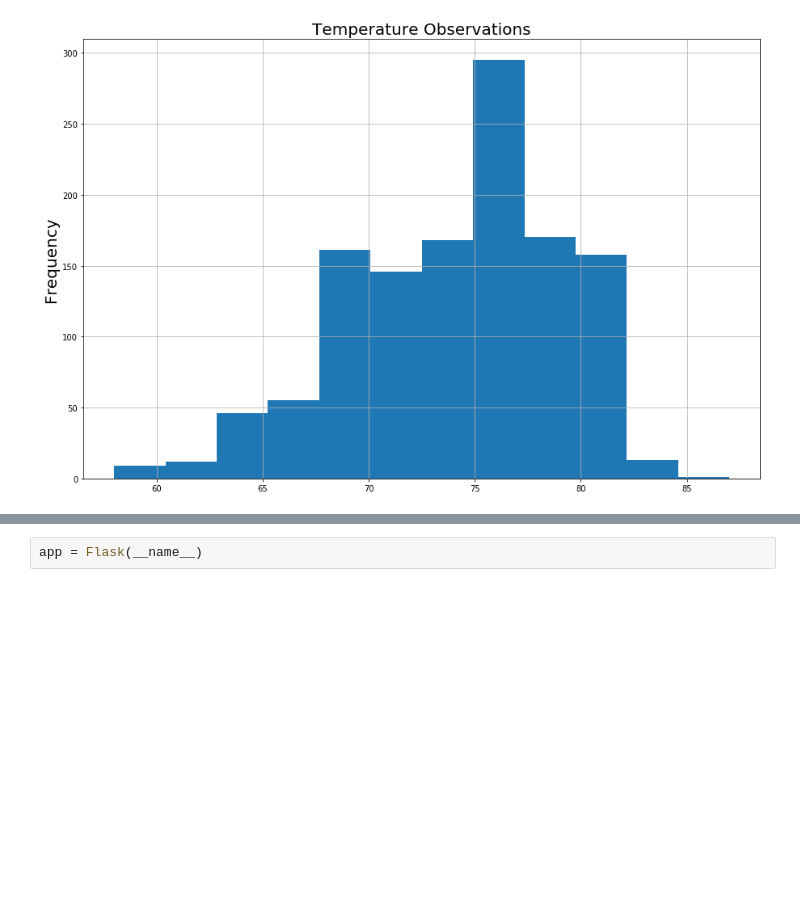
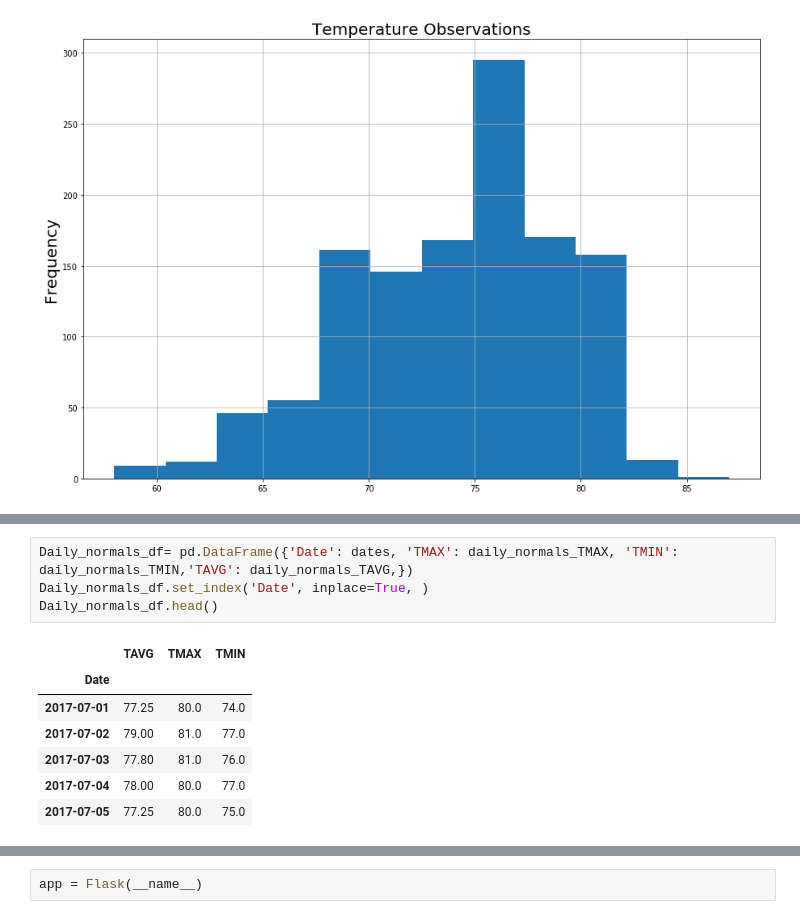
Before and after one commit to samhazemi/dascienceHM, a Jupyter notebook: homeworksolved/week11a/Instructions/climate_analysis.ipynb, the cells around one changed output, grey strips where cells are left out. Cells and saved outputs as stored; diff of their text form; blank space fills up the shorter version.

```diff
--- a/homeworksolved/week11a/Instructions/climate_analysis.ipynb
+++ b/homeworksolved/week11a/Instructions/climate_analysis.ipynb
@@ -120,0 +169,12 @@ plt.show()
+# %%
+Daily_normals_df= pd.DataFrame({'Date': dates, 'TMAX': daily_normals_TMAX, 'TMIN': daily_normals_TMIN,'TAVG': daily_normals_TAVG,})
+Daily_normals_df.set_index('Date', inplace=True, )
+Daily_normals_df.head()
+# %% [output]
+|  | TAVG | TMAX | TMIN |
+| Date |  |  |  |
+| 2017-07-01 | 77.25 | 80.0 | 74.0 |
+| 2017-07-02 | 79.00 | 81.0 | 77.0 |
+| 2017-07-03 | 77.80 | 81.0 | 76.0 |
+| 2017-07-04 | 78.00 | 80.0 | 77.0 |
+| 2017-07-05 | 77.25 | 80.0 | 75.0 |
```
Also changed, not shown: parts of 16 cells of this notebook.
